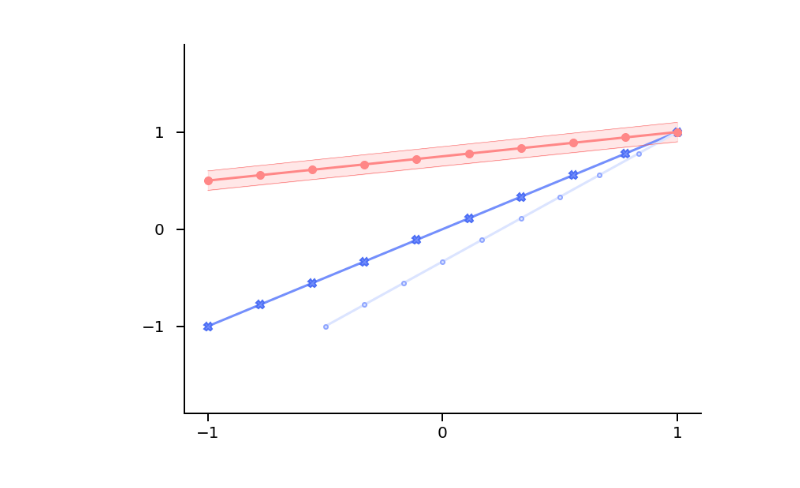
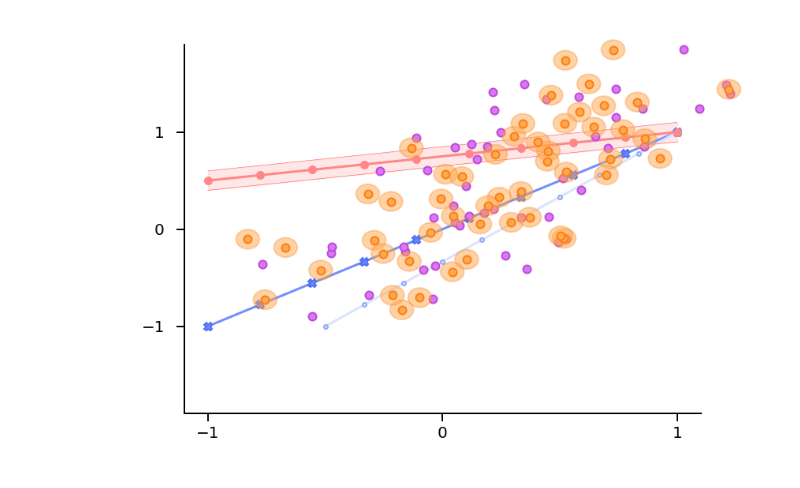
Before and after one commit to alexdsbreslav/quicklooks, a Jupyter notebook: testing.ipynb, the cells around one changed output. Drawn from its saved outputs; the diff is of its cells as text; code cells hidden in the pictures.

Commit message:
update line plots

```diff
--- a/testing.ipynb
+++ b/testing.ipynb
@@ -4,5 +5,5 @@ import numpy as np
 # %%
-figure = quicklook.initialize_plot(style = 'default', size = 'default',
+chart_skeleton = quicklook.build_chart_skeleton(style = 'default', size = 'default',
 title = '',
 xlabel = '',
 ylabel = '',
@@ -13,59 +14,58 @@ vertical_gridlines_on = False);
 
 color = 'indigo'
 
-quicklook.plot_line(figure,
+quicklook.add_line_to_chart(chart_skeleton,
 x = np.linspace(-1,1,10),
 y = np.linspace(-1,1,10),
 color_name = color,
 color_brightness = 'default',
 linewidth = 3,
 linestyle = '-',
 marker_shape = 'X',
 label_for_legend = '',
-zorder = 1)
+layer_order = 1)
 
-quicklook.plot_line(figure,
+quicklook.add_line_to_chart(chart_skeleton,
 x = np.linspace(-0.5,1,10),
 y = np.linspace(-1,1,10),
 color_name = color,
 color_brightness = 'light',
 linewidth = 3,
 linestyle = '-',
 marker_shape = '.',
 label_for_legend = '',
-zorder = 1)
+layer_order = 1)
 
-# quicklook.plot_line(figure,
-# x = np.linspace(-0,1,10),
-# y = np.linspace(-1,1,10),
-# color_name = color,
-# color_brightness = 'dark',
-# linewidth = 3,
-# linestyle = '-',
-# marker_shape = '',
-# label_for_legend = '',
-# zorder = 1)
-
-quicklook.plot_line_with_error(figure,
+quicklook.add_line_with_error_to_chart(chart_skeleton,
 x = np.linspace(-1,1,10),
 y_mean = np.linspace(0.5,1,10),
 y_error = np.full(10, 0.1),
 color_name = 'red',
 color_brightness = 'default',
 linewidth = 3,
 linestyle = '-',
 marker_shape = 'o',
 label_for_legend = '',
-zorder = 1)
+layer_order = 1)
 
-# quicklook.plot_vertical_line(figure,
-# x = 0,
-# color_name = 'teal',
-# color_brightness = 'default',
-# linewidth = 3,
-# linestyle = '-',
-# marker_shape = 'None',
-# label_for_legend = '',
-# zorder = 1)
+quicklook.add_scatter_to_chart(chart_skeleton,
+x = np.linspace(-1,0.5,50) + np.random.rand(50),
+y = np.linspace(-1,1,50) + np.random.rand(50),
+color_name = 'grape',
+color_brightness = 'default',
+marker_shape = 'o',
+label_for_legend = '',
+layer_order = 1)
+
+quicklook.add_scatter_with_error_clouds_to_chart(chart_skeleton,
+x = np.linspace(-1,0.5,50) + np.random.rand(50),
+y = np.linspace(-1,1,50) + np.random.rand(50),
+x_error = np.full(50,0.05),
+y_error = np.full(50,0.1),
+color_name = 'orange',
+color_brightness = 'default',
+marker_shape = 'o',
+label_for_legend = '',
+layer_order = 2)
 # %% [output]
-[figure, old version]
+[figure, new version]
```
Also changed, not shown: parts of 1 cell of this notebook, 2 other files.
